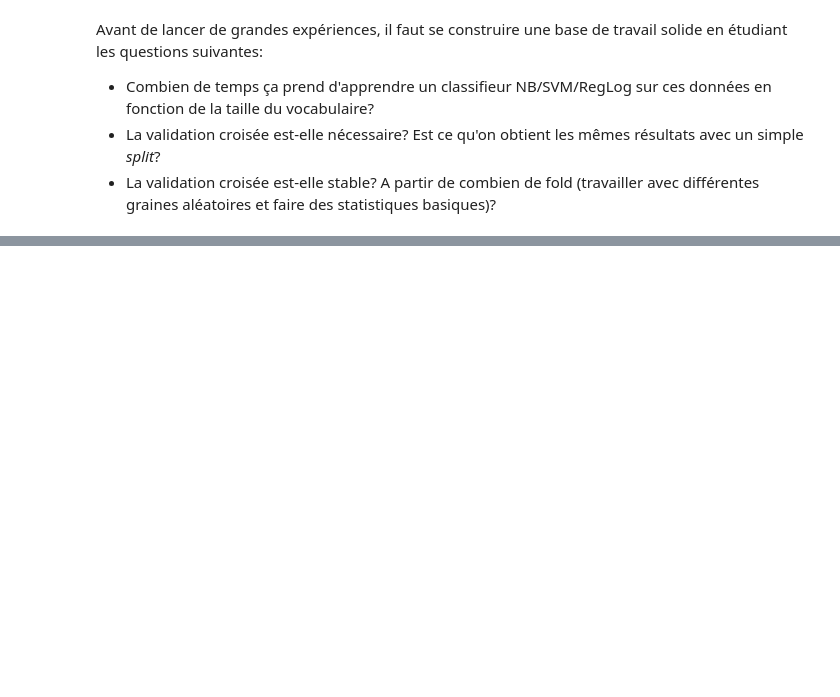
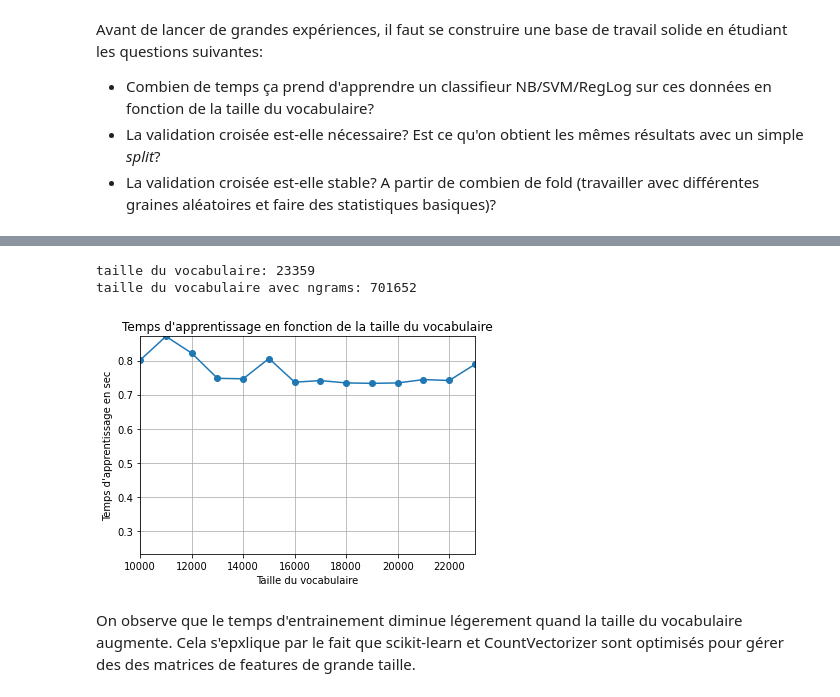
Before and after one commit to TitouanUniLu/projet-RI, a Jupyter notebook: Projet/1_1-BoW-Project.ipynb, the cells around one changed output, grey strips where cells are left out. Drawn from its saved outputs; the diff is of its cells as text; code cells hidden in the pictures; blank space fills up the shorter version.

```diff
--- a/Projet/1_1-BoW-Project.ipynb
+++ b/Projet/1_1-BoW-Project.ipynb
@@ -826 +825,42 @@ Accuracy pour 21 folds: 0.895737994347447
 [figure]
+# %%
+import time
+
+# on peut aussi augmenter la taille du vocab en rajoutant des ngrams
+print(f"taille du vocabulaire: {len(vect.get_feature_names_out())}")
+
+# on va utiliser k = 8 ici
+vect_ngram = CountVectorizer(ngram_range=(1, 3))
+vect_ngram.fit(X_train)
+print(f"taille du vocabulaire avec ngrams: {len(vect_ngram.get_feature_names_out())}")
+
+taille_vocab = []
+temps_entrainement = []
+# test sur le vocab sans ngram pour le moment
+# pour tester avec les ngrams, il faut juste changer "vect" en "vect_ngram" juste ici
+# et changer le step et init de la loop
+for feature in range(10000, len(vect.get_feature_names_out()), 1000):
+    vectorizer = CountVectorizer(max_features=feature)
+
+    start_time = time.time() #init le temps
+    vectorizer.fit(X_train) #train
+    end_time = time.time()
+    elapsed_time = end_time - start_time
+    taille_vocab.append(feature)
+    temps_entrainement.append(elapsed_time)
+    #print(feature, elapsed_time)
+
+plt.plot(taille_vocab, temps_entrainement, marker='o')
+plt.xlabel('Taille du vocabulaire')
+plt.ylabel('Temps d\'apprentissage en sec')
+plt.title('Temps d\'apprentissage en fonction de la taille du vocabulaire')
+plt.xlim(min(taille_vocab), max(taille_vocab)+0.1)
+plt.ylim(min(temps_entrainement)-0.5, max(temps_entrainement))
+plt.grid(True)
+plt.show()
+# %% [output]
+taille du vocabulaire: 23359
+taille du vocabulaire avec ngrams: 701652
+[figure, added]
+# %% [markdown]
+On observe que le temps d'entrainement diminue légerement quand la taille du vocabulaire augmente. Cela s'epxlique par le fait que scikit-learn et CountVectorizer sont optimisés pour gérer des des matrices de features de grande taille.
```
Also changed, not shown: parts of 10 cells of this notebook.
